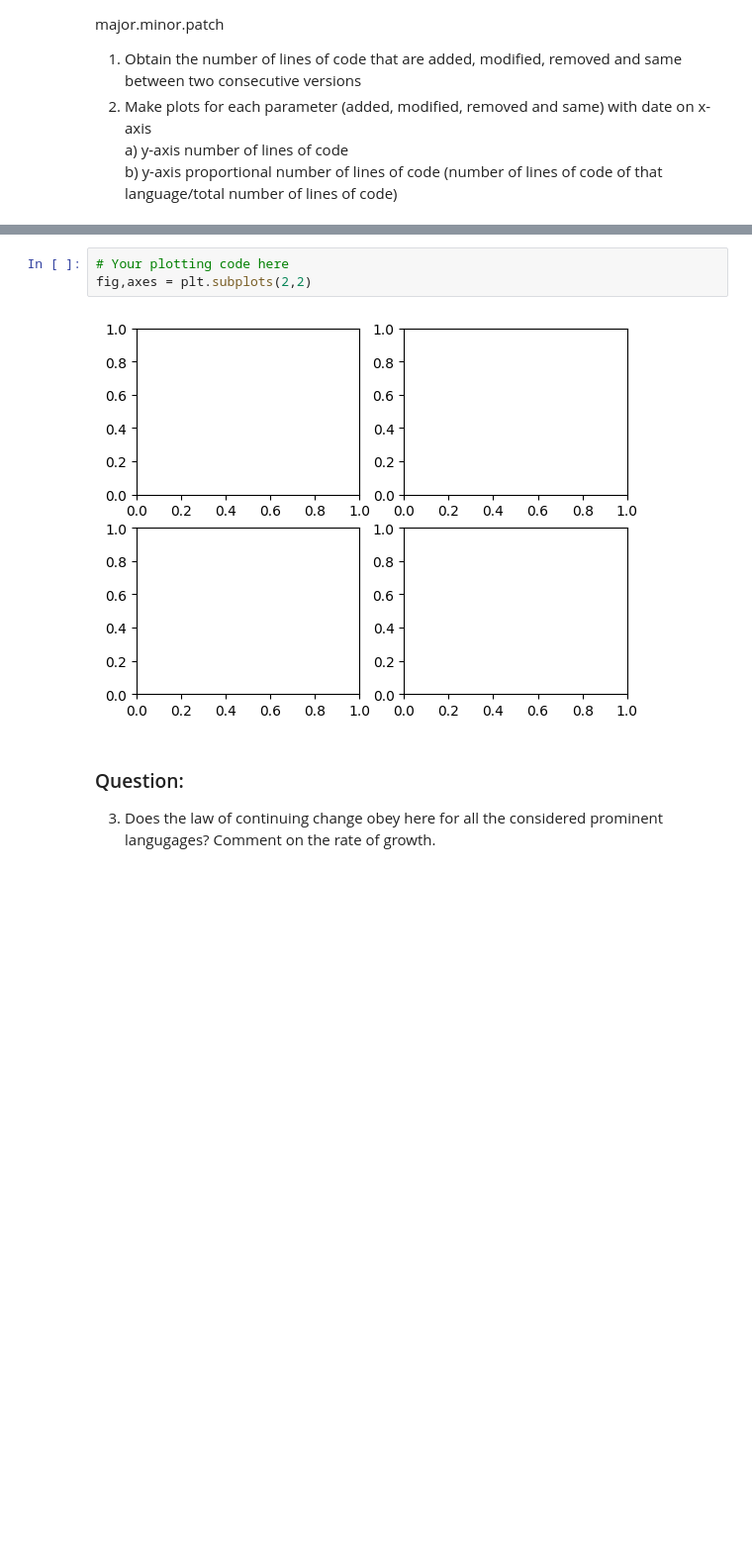
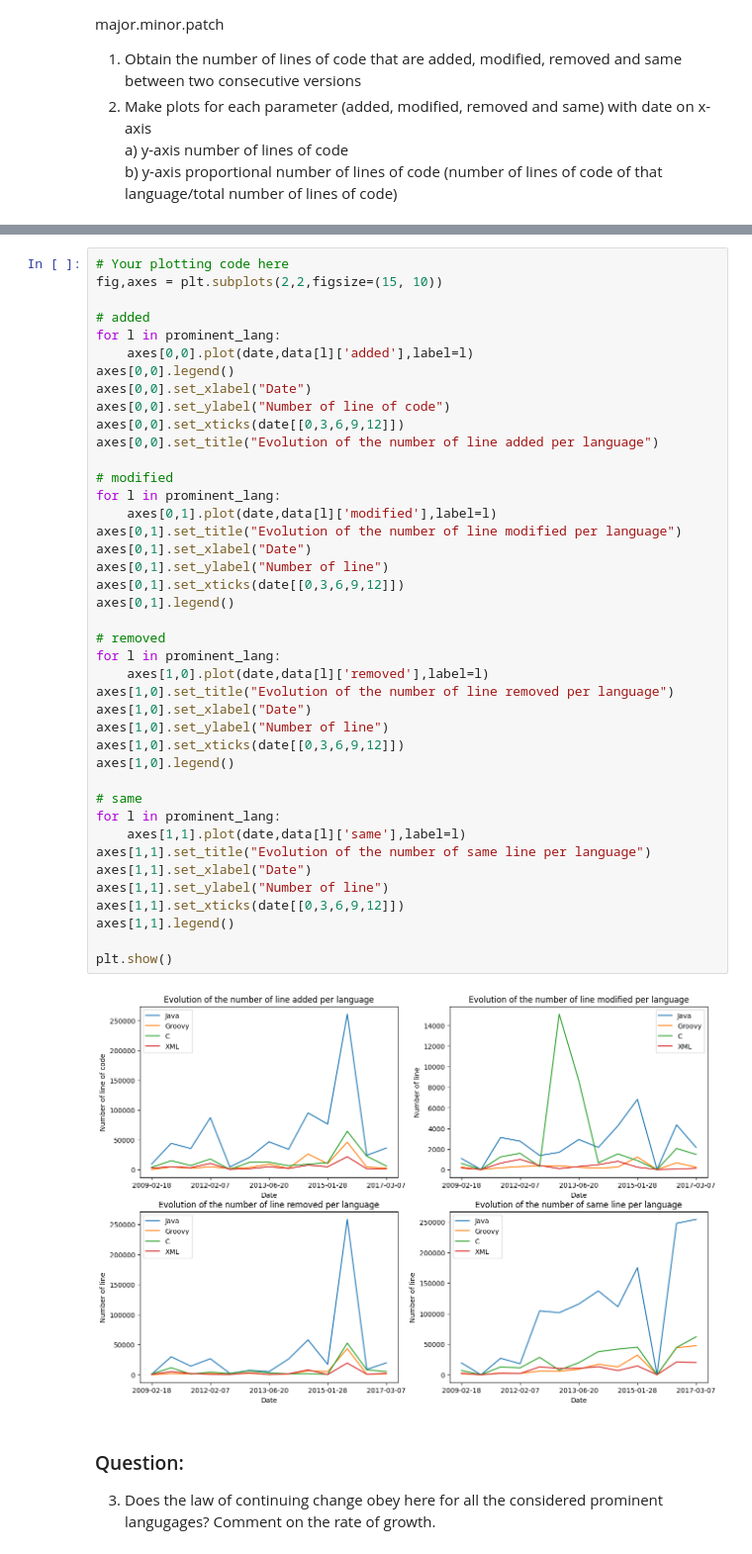
Before and after one commit to william-walcarius/Software_evolution_TP2_2023, a Jupyter notebook: TP2_section2.ipynb, the cells around one changed output, grey strips where cells are left out. Shown at 99% size. Drawn from its saved outputs; the diff is of its cells as text; blank space fills up the shorter version.

Commit message:
add code for law of continuing change for coding languages

```diff
--- a/TP2_section2.ipynb
+++ b/TP2_section2.ipynb
@@ -638,8 +677,46 @@ Consider the prominent languages used in this software project for versions of t
 # %%
 # Your plotting code here
-fig,axes = plt.subplots(2,2)
+fig,axes = plt.subplots(2,2,figsize=(15, 10))
+
+# added
+for l in prominent_lang:
+    axes[0,0].plot(date,data[l]['added'],label=l)
+axes[0,0].legend()
+axes[0,0].set_xlabel("Date")
+axes[0,0].set_ylabel("Number of line of code")
+axes[0,0].set_xticks(date[[0,3,6,9,12]])
+axes[0,0].set_title("Evolution of the number of line added per language")
+
+# modified
+for l in prominent_lang:
+    axes[0,1].plot(date,data[l]['modified'],label=l)
+axes[0,1].set_title("Evolution of the number of line modified per language")
+axes[0,1].set_xlabel("Date")
+axes[0,1].set_ylabel("Number of line")
+axes[0,1].set_xticks(date[[0,3,6,9,12]])
+axes[0,1].legend()
+
+# removed
+for l in prominent_lang:
+    axes[1,0].plot(date,data[l]['removed'],label=l)
+axes[1,0].set_title("Evolution of the number of line removed per language")
+axes[1,0].set_xlabel("Date")
+axes[1,0].set_ylabel("Number of line")
+axes[1,0].set_xticks(date[[0,3,6,9,12]])
+axes[1,0].legend()
+
+# same
+for l in prominent_lang:
+    axes[1,1].plot(date,data[l]['same'],label=l)
+axes[1,1].set_title("Evolution of the number of same line per language")
+axes[1,1].set_xlabel("Date")
+axes[1,1].set_ylabel("Number of line")
+axes[1,1].set_xticks(date[[0,3,6,9,12]])
+axes[1,1].legend()
+
+plt.show()
 # %% [output]
-[figure, old version]
+[figure, new version]
 # %% [markdown]
 ### Question:
 3. Does the law of continuing change obey here for all the considered prominent langugages? Comment on the rate of growth.
```
Also changed, not shown: parts of 5 cells of this notebook.
